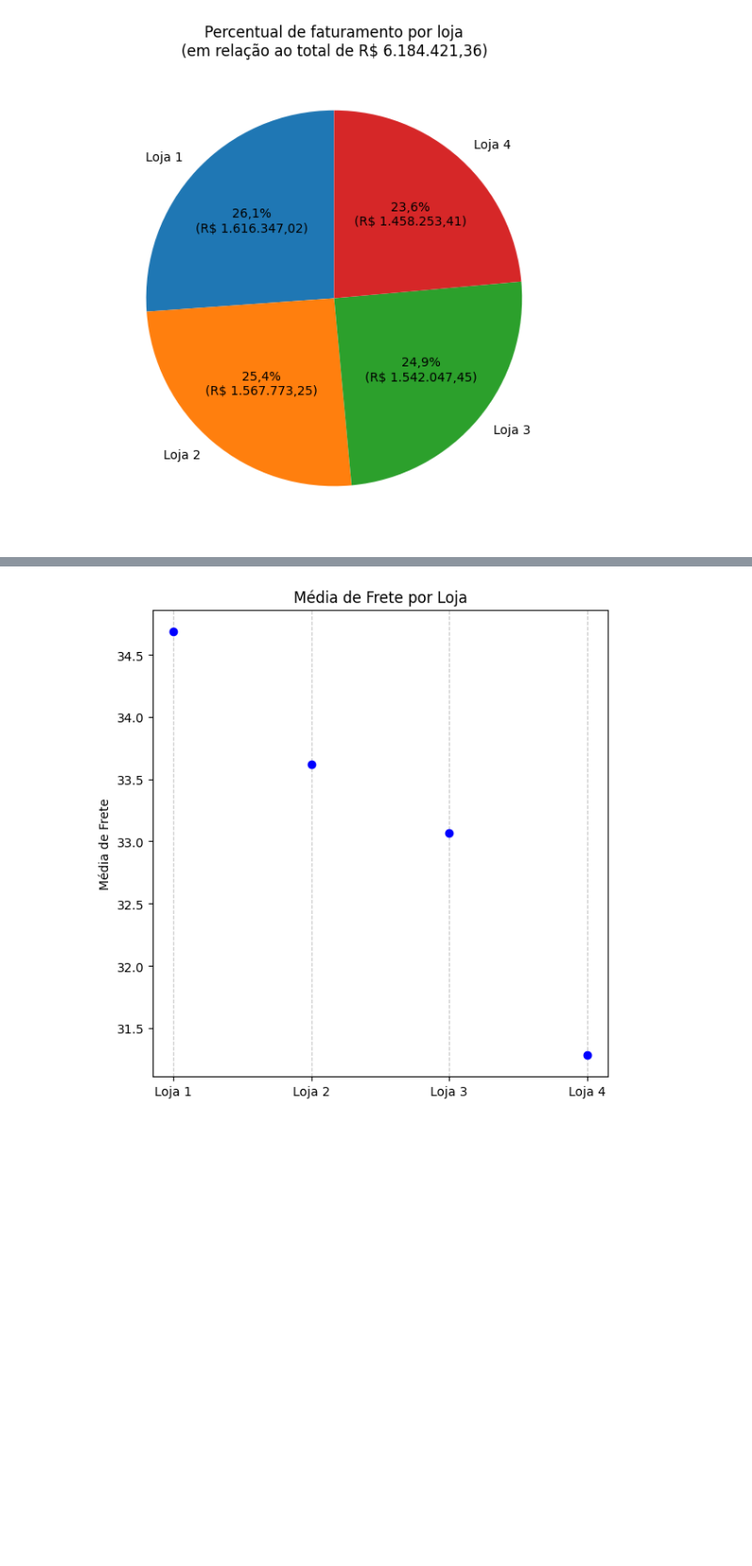
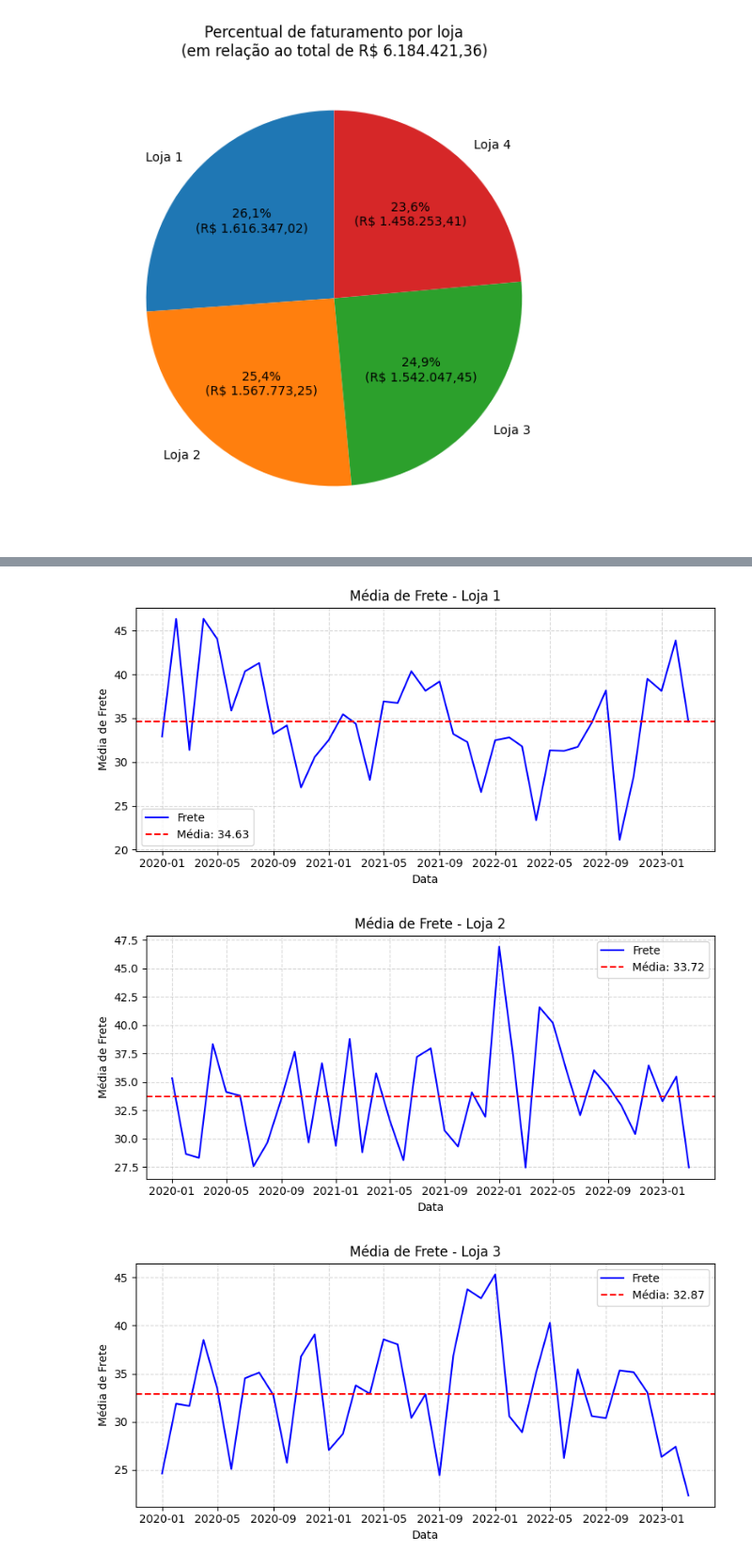
Before and after one commit to rafaelherbster/Alura-Store, a Jupyter notebook: AluraStoreBr.ipynb, the cells around one changed output, grey strips where cells are left out. Shown at 94% size. Saved outputs shown, nothing was run; the diff lists cells and outputs as text; code cells hidden in the pictures; blank space fills up the shorter version.

```diff
--- a/AluraStoreBr.ipynb
+++ b/AluraStoreBr.ipynb
@@ -629,4 +640,49 @@ def grafico_med_frete(lista: list) -> None:
+# %%
+def grafico_med_frete_por_tempo(lista: list) -> None:
+    """
+    Gera gráficos individuais de linhas mostrando a média de frete de cada loja ao longo do tempo.
+
+    Args:
+        lista (list): Lista de DataFrames com colunas 'Loja', 'Frete' e 'Data da Compra'.
+
+    Returns:
+        None: Apenas exibe os gráficos.
+    """
+    # Adiciona a coluna 'Loja' a cada DataFrame antes de concatenar
+    lojas_com_nome = []
+    for i, loja_df in enumerate(lista):
+        loja_df_copy = loja_df.copy()
+        loja_df_copy['Loja'] = f'Loja {i+1}'
+        lojas_com_nome.append(loja_df_copy)
+
+    # Junta todos os DataFrames da lista em um único DataFrame
+    df_geral = pd.concat(lojas_com_nome, ignore_index=True)
+
+    # Agrupa por data e loja, e calcula a média da avaliação
+    df_grouped = df_geral.groupby([df_geral['Data da Compra'].dt.to_period('M'), 'Loja'])['Frete'].mean().reset_index()
+
+    # Converte a coluna de data de Period para datetime
+    df_grouped['Data da Compra'] = df_grouped['Data da Compra'].dt.to_timestamp()
+
+    # Gera um gráfico para cada loja
+    for loja in df_grouped['Loja'].unique():
+      dados_loja = df_grouped[df_grouped['Loja'] == loja]
+      media_geral = dados_loja['Frete'].mean()  # média geral da loja
+
+      plt.figure(figsize=(8, 4))
+      plt.plot(dados_loja['Data da Compra'], dados_loja['Frete'], color='blue', label='Frete')
+      plt.axhline(y=media_geral, color='red', linestyle='--', label=f'Média: {media_geral:.2f}')
+
+      plt.title(f'Média de Frete - {loja}')
+      plt.xlabel('Data')
+      plt.ylabel('Média de Frete')
+      plt.grid(True, linestyle='--', alpha=0.5)
+      plt.legend()
+      plt.tight_layout()
+      plt.show()
 # %%
-grafico_med_frete(lista)
+grafico_med_frete_por_tempo(lista)
 # %% [output]
-[figure, old version]
+[figure, new version]
+[figure, added]
+[figure, added]
```
Also changed, not shown: parts of 15 cells of this notebook.
